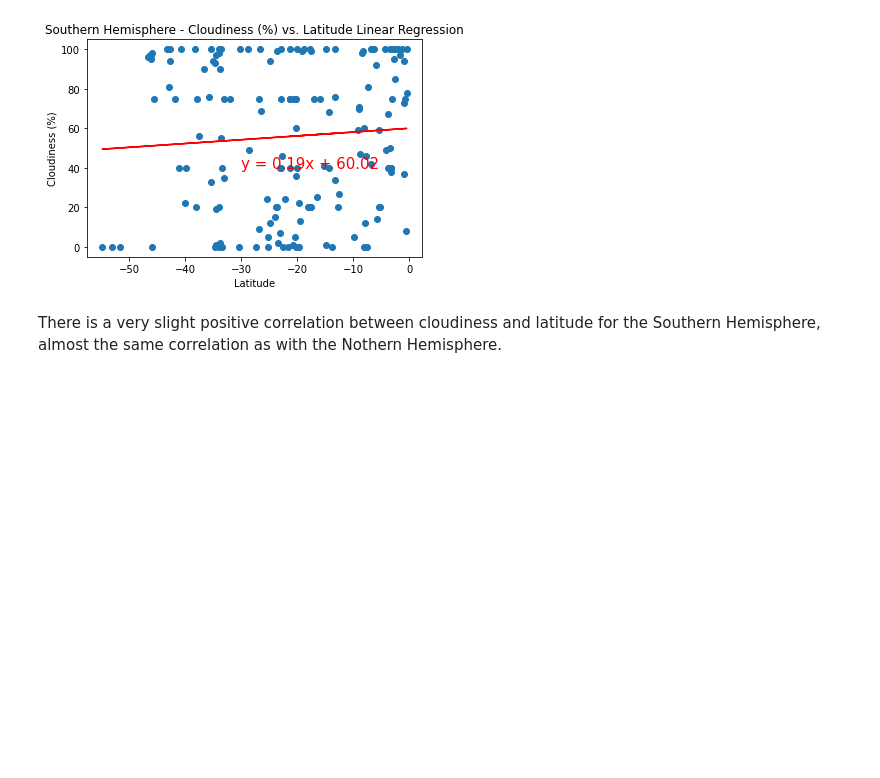
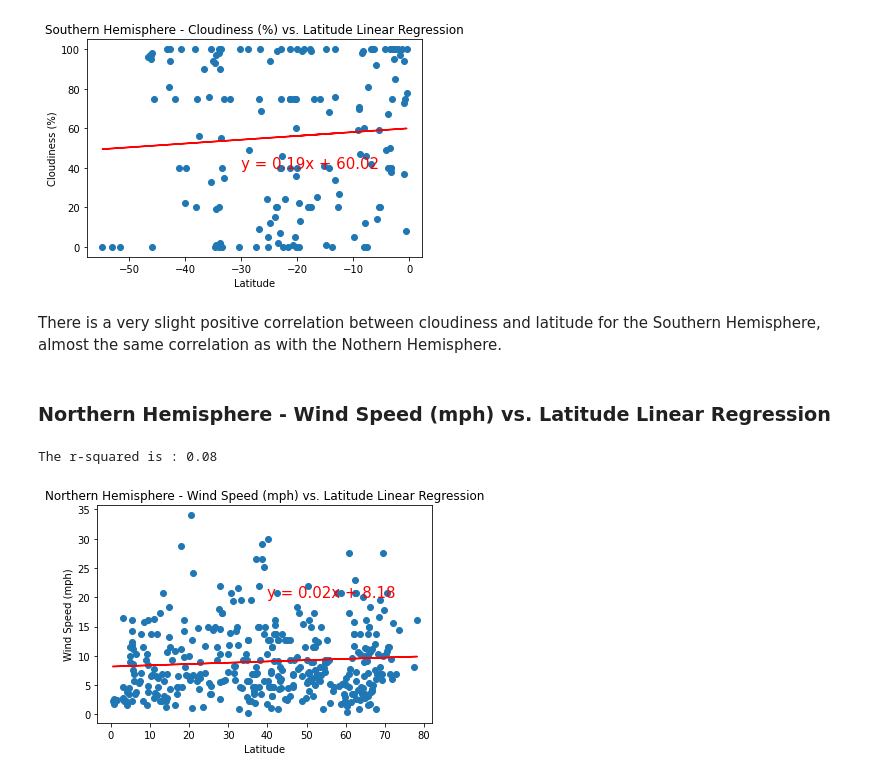
Before and after one commit to dejayru/python-api-chanllenge, a Jupyter notebook: WeatherPy/WeatherPy.ipynb, the cells around one changed output. Drawn from its saved outputs; the diff is of its cells as text; code cells hidden in the pictures; blank space fills up the shorter version.

Commit message:
wind Speed

```diff
--- a/WeatherPy/WeatherPy.ipynb
+++ b/WeatherPy/WeatherPy.ipynb
@@ -438,3 +438,26 @@ The r-squared is : 0.07
 [figure]
 # %% [markdown]
 There is a very slight positive correlation between cloudiness and latitude for the Southern Hemisphere, almost the same correlation as with the Nothern Hemisphere.
+# %% [markdown]
+### Northern Hemisphere - Wind Speed (mph) vs. Latitude Linear Regression
+# %%
+# linear regression
+equation = linear_regression(northern_hemisphere["Lat"], northern_hemisphere["Wind Speed"])
+
+# annotate
+annotate(equation, 40, 20)
+
+# Set  title
+plt.title("Northern Hemisphere - Wind Speed (mph) vs. Latitude Linear Regression")
+
+# Set xlabel
+plt.xlabel("Latitude")
+
+# Set ylabel
+plt.ylabel("Wind Speed (mph)")
+
+# Save the figure
+plt.savefig("../Images/Northern Hemisphere - Wind Speed vs. Latitude Linear Regression.png")
+# %% [output]
+The r-squared is : 0.08
+[figure, added]
```
Also changed, not shown: parts of 4 cells of this notebook, 2 other files.
